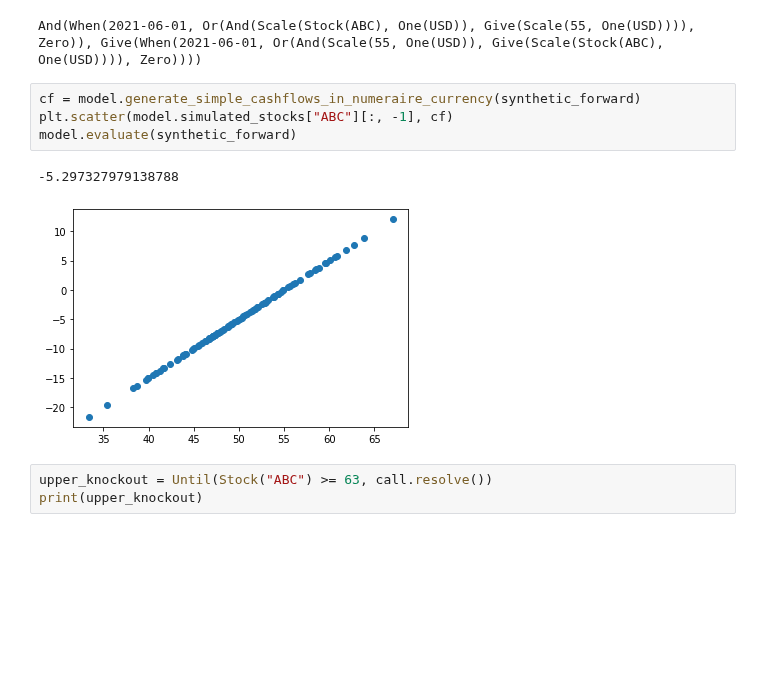
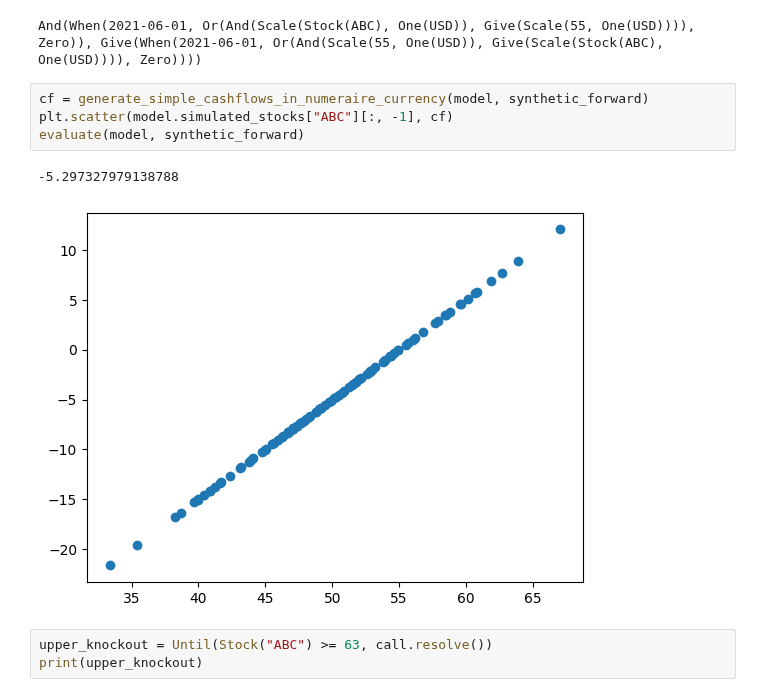
Before and after one commit to luphord/monte-carlo-contracts, a Jupyter notebook: examples/Equity Options.ipynb, the cells around one changed output. Drawn from its saved outputs; the diff is of its cells as text; blank space fills up the shorter version.

```diff
--- a/examples/Equity Options.ipynb
+++ b/examples/Equity Options.ipynb
@@ -112,12 +114,12 @@ print(synthetic_forward)
 # %% [output]
 And(When(2021-06-01, Or(And(Scale(Stock(ABC), One(USD)), Give(Scale(55, One(USD)))), Zero)), Give(When(2021-06-01, Or(And(Scale(55, One(USD)), Give(Scale(Stock(ABC), One(USD)))), Zero))))
 # %%
-cf = model.generate_simple_cashflows_in_numeraire_currency(synthetic_forward)
+cf = generate_simple_cashflows_in_numeraire_currency(model, synthetic_forward)
 plt.scatter(model.simulated_stocks["ABC"][:, -1], cf)
-model.evaluate(synthetic_forward)
+evaluate(model, synthetic_forward)
 # %% [output]
 -5.297327979138788
-[figure, old version]
+[figure, new version]
 # %%
 upper_knockout = Until(Stock("ABC") >= 63, call.resolve())
 print(upper_knockout)
```
Also changed, not shown: parts of 7 cells of this notebook, 7 other files.
